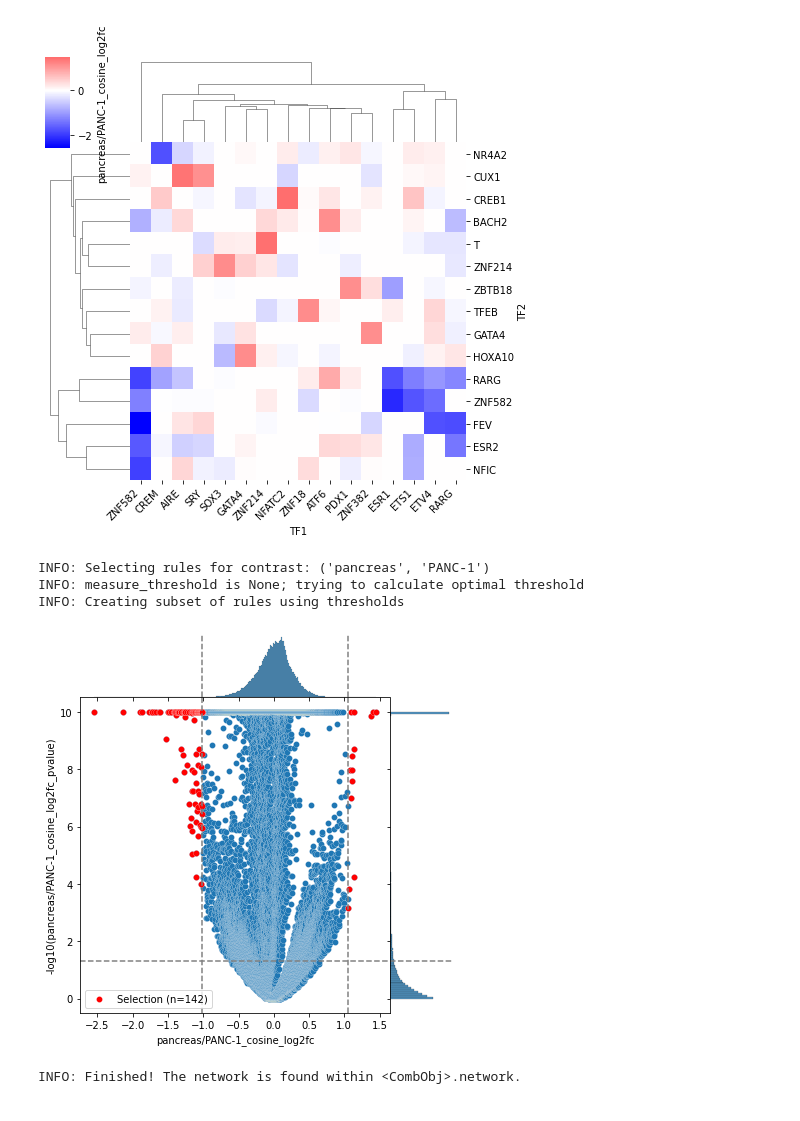
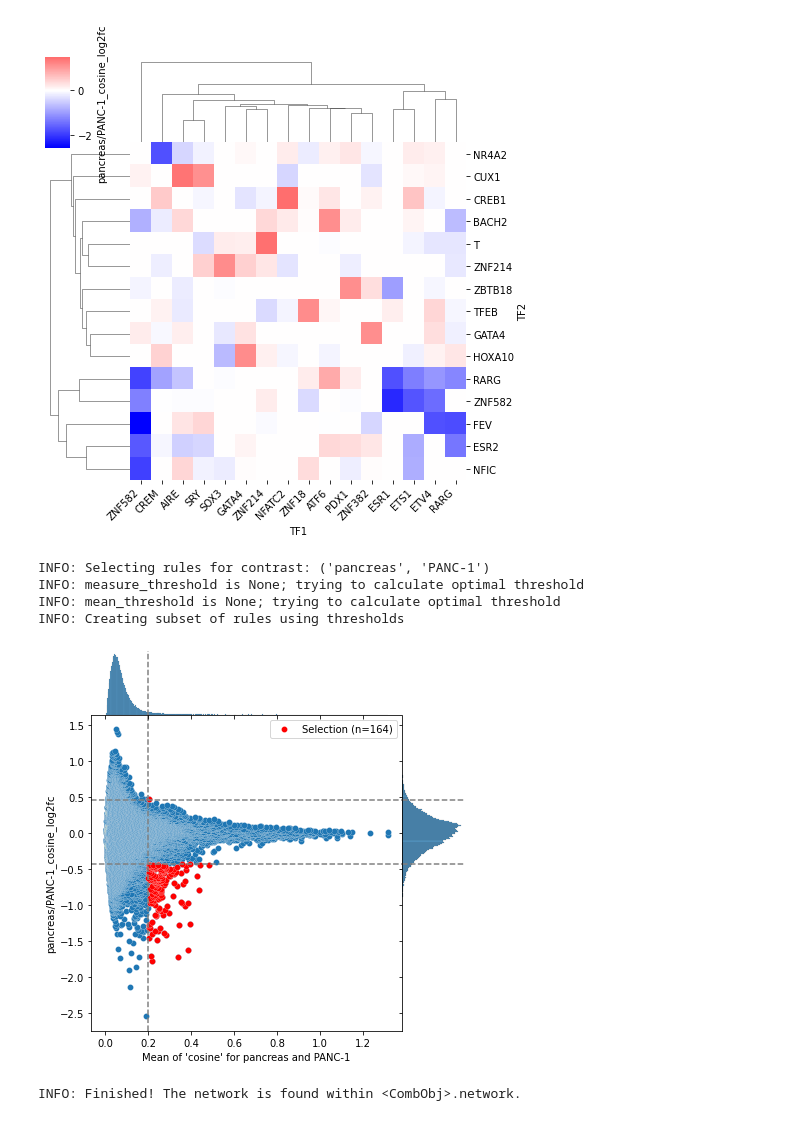
Before and after one commit to loosolab/Datenanalyse-2021, a Jupyter notebook: wp6/analyse/sl_enhancer_analyses_pancreas_PANC-1.ipynb, the cells around one changed output. Saved outputs shown, nothing was run; the diff lists cells and outputs as text; code cells hidden in the pictures.

```diff
--- a/wp6/analyse/sl_enhancer_analyses_pancreas_PANC-1.ipynb
+++ b/wp6/analyse/sl_enhancer_analyses_pancreas_PANC-1.ipynb
@@ -54,12 +57,13 @@ compare_objpancreas_PANC1.plot_heatmap()
 # %% [output]
 [figure]
 # %%
-selectionpancreas_PANC1 = compare_objpancreas_PANC1.select_rules(measure_threshold_percent= 0.0025)
+selectionpancreas_PANC1 = compare_objpancreas_PANC1.select_rules()
 # %% [output]
 INFO: Selecting rules for contrast: ('pancreas', 'PANC-1')
 INFO: measure_threshold is None; trying to calculate optimal threshold
+INFO: mean_threshold is None; trying to calculate optimal threshold
 INFO: Creating subset of rules using thresholds
-[figure, old version]
+[figure, new version]
 # %%
 selectionpancreas_PANC1.plot_network()
 # %% [output]
```
Also changed, not shown: parts of 6 cells of this notebook, 4 other files.
